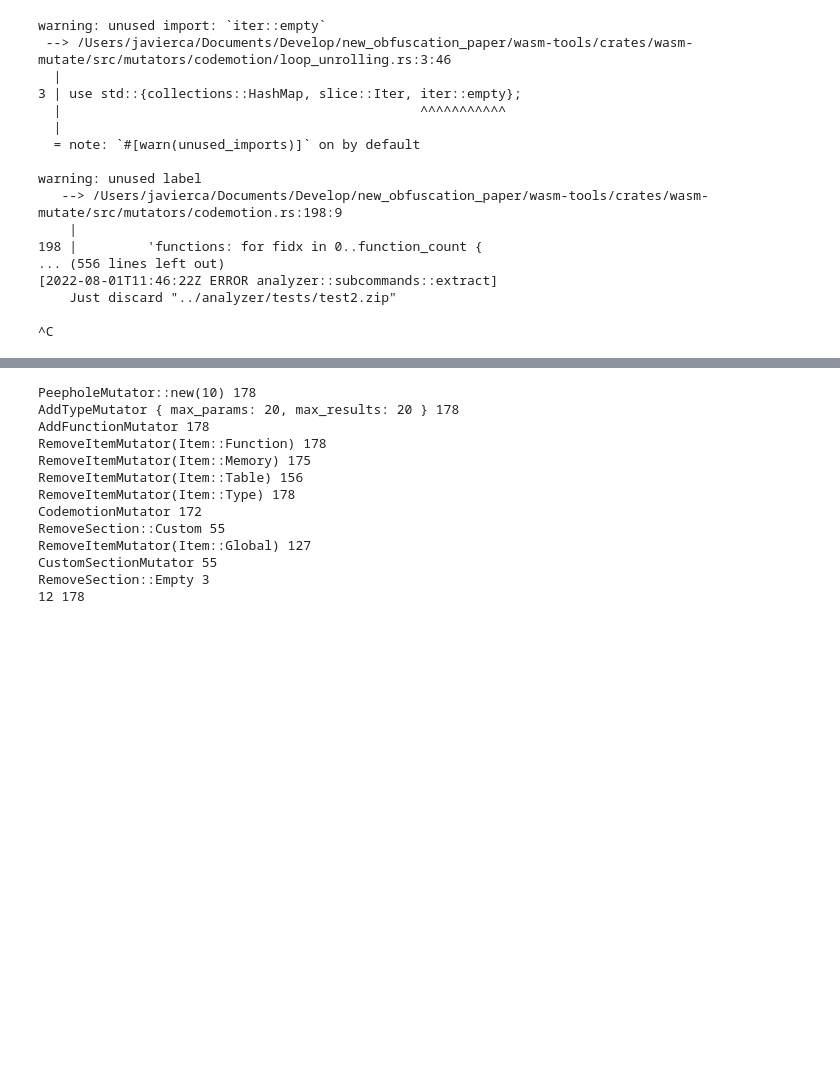
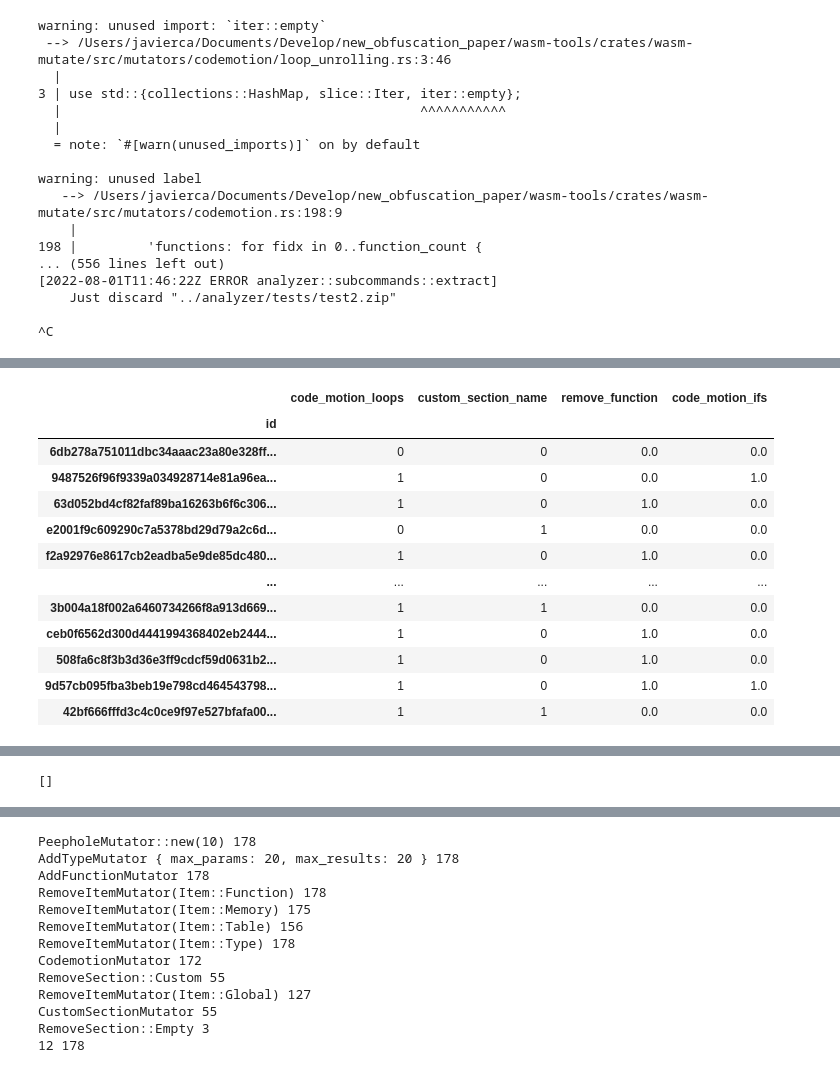
Before and after one commit to ASSERT-KTH/wasm_evasion, a Jupyter notebook: notebooks/RQ1.ipynb, the cells around one changed output, grey strips where cells are left out. Saved outputs shown, nothing was run; the diff lists cells and outputs as text; code cells hidden in the pictures; blank space fills up the shorter version.

```diff
--- a/notebooks/RQ1.ipynb
+++ b/notebooks/RQ1.ipynb
@@ -35,51 +44,53 @@ warning: unused label
 # %%
 import networkx as nx
 import matplotlib.pyplot as plt
 import itertools
 import json
+import pandas as pd
 
-def load_sets(name, find_mutation_info=False):
-    a = open(name, 'r').read()
-    data = json.loads(a)
+def load_mutable_csv(f, rename=""):
+    a = pd.read_csv(f,index_col = 'id')
 
-    sets = {}
+    if rename:
+        a.rename(columns = {'mutable_count': rename}, inplace = True)
 
-    upto=-1
+    #display(a)
+    return a
 
-    for i, t in enumerate(data[:upto]):
-        name = t['id']
-        mutations = t['mutations']
+ratios = [
+
+]
+
+alldf = pd.DataFrame()
+df = load_mutable_csv("code_motion_loops.csv", "code_motion_loops")
+df4 = load_mutable_csv("code_motion_ifs.csv", "code_motion_ifs")
+df2 = load_mutable_csv("custom_names.csv", "custom_section_name")
+df3 = load_mutable_csv("remove_function.csv", "remove_function")
 
 
-        for m in mutations:
-            if find_mutation_info:
-                try:
-                    r = []
-                    count, file = m['map']
-                    # load file
-                    f = open(file, "r").read()
-                    f = json.loads(f)
-                    m['map'] = f
+alldf = pd.concat([
+    df, df2, df3, df4
+], axis=1)
 
-                    if ('Peephole' in m['class_name'] or 'Codemotion' in m['class_name']) and len(m['map']) == 0:
-                        continue
+# Remove rows with Nan value
+alldf=alldf.dropna()
 
-                except Exception as e:
-                    print(e)
-                    break
+display(alldf)
 
-            if m['class_name'] not in sets:
-                sets[m['class_name']] = []
-            sets[m['class_name']].append(t)
+alldf.to_csv("all.csv")
 
-
-    for k, v in sets.items():
-        print(k, len(v))
-    return list(zip(sets.keys(), sets.values())), len(data[:upto])
-
-
-
-
-sets, total = load_sets("all.json", find_mutation_info = False)
-print(total)
+print(ratios)
 # %% [output]
+|  | code_motion_loops | custom_section_name | remove_function | code_motion_ifs |
+| id |  |  |  |  |
+| 6db278a751011dbc34aaac23a80e328ff... | 0 | 0 | 0.0 | 0.0 |
+| 9487526f96f9339a034928714e81a96ea... | 1 | 0 | 0.0 | 1.0 |
+| 63d052bd4cf82faf89ba16263b6f6c306... | 1 | 0 | 1.0 | 0.0 |
+| e2001f9c609290c7a5378bd29d79a2c6d... | 0 | 1 | 0.0 | 0.0 |
+| f2a92976e8617cb2eadba5e9de85dc480... | 1 | 0 | 1.0 | 0.0 |
+| ... | ... | ... | ... | ... |
+| 3b004a18f002a6460734266f8a913d669... | 1 | 1 | 0.0 | 0.0 |
+| ceb0f6562d300d4441994368402eb2444... | 1 | 0 | 1.0 | 0.0 |
+| 508fa6c8f3b3d36e3ff9cdcf59d0631b2... | 1 | 0 | 1.0 | 0.0 |
+| 9d57cb095fba3beb19e798cd464543798... | 1 | 0 | 1.0 | 1.0 |
+| 42bf666fffd3c4c0ce9f97e527bfafa00... | 1 | 1 | 0.0 | 0.0 |
@@ -99,3 +98,4 @@ RemoveSection::Empty 126
+[]
 # %%
 # import and set figure size
 from matplotlib import pyplot as plt
```
Also changed, not shown: parts of 15 cells of this notebook, 5 other files.
